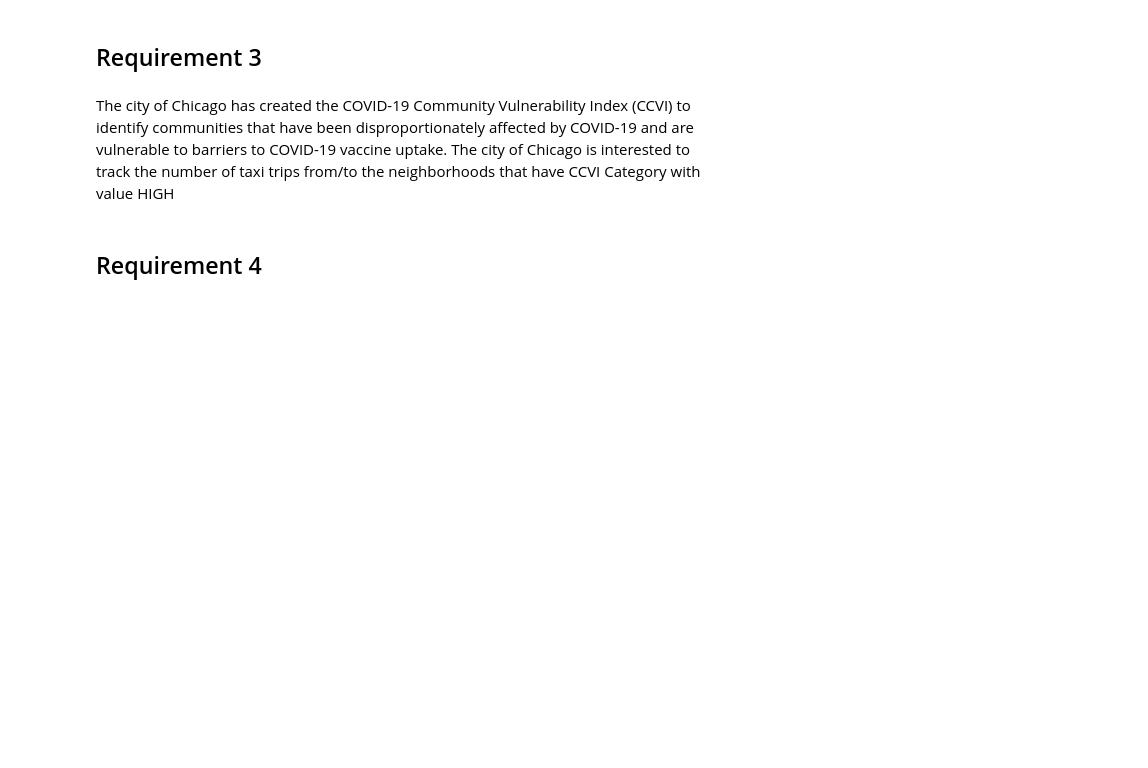
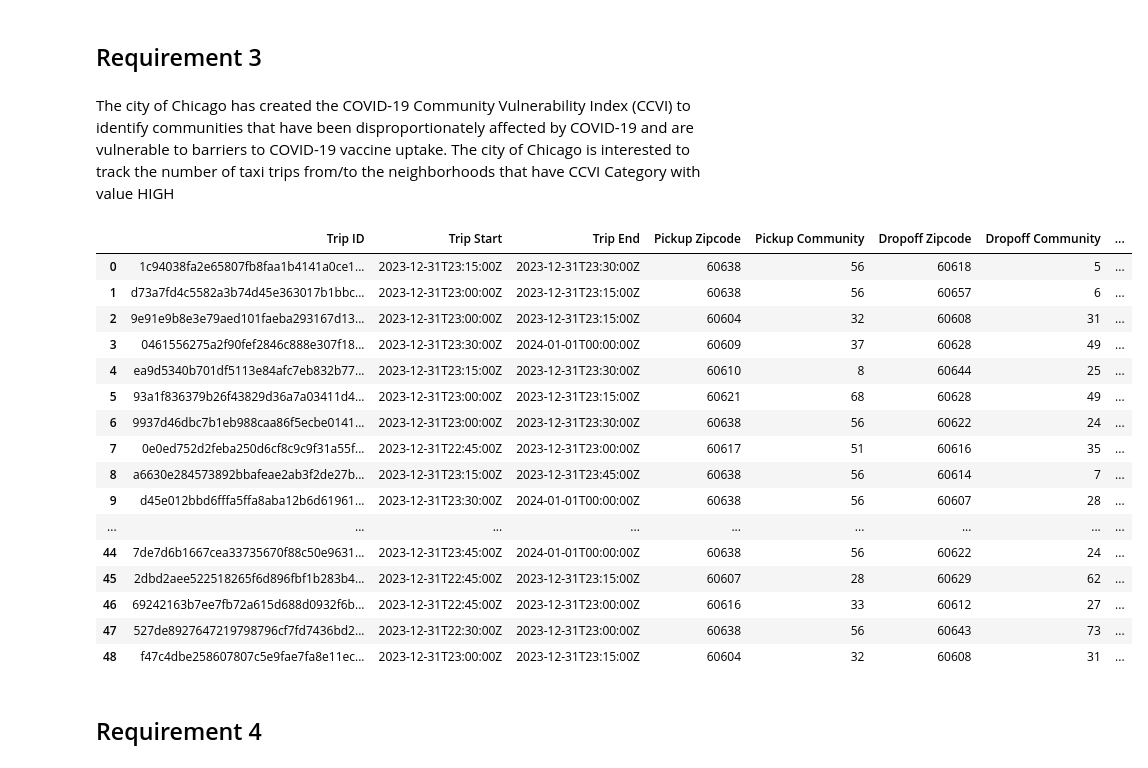
Before and after one commit to EliFreedman/MSDS-432, a Jupyter notebook: analysis/requirements.ipynb, the cells around one changed output. Drawn from its saved outputs; the diff is of its cells as text; code cells hidden in the pictures; blank space fills up the shorter version.

```diff
--- a/analysis/requirements.ipynb
+++ b/analysis/requirements.ipynb
@@ -166,3 +267,49 @@ The city of Chicago has created the COVID-19 Community Vulnerability Index (CCVI
+# %%
+r3_cur = conn.cursor()
+
+r3_cur.execute("""
+                SELECT DISTINCT taxi.trip_id,
+                                taxi.trip_start_timestamp,
+                                taxi.trip_end_timestamp,
+                                taxi.pickup_zipcode,
+                                taxi.pickup_community_area,
+                                taxi.dropoff_zipcode,
+                                taxi.dropoff_community_area,
+                                ccvi.ccvi_category
+                FROM covid_vulnerability_index AS ccvi
+                JOIN taxi_trips AS taxi ON ccvi.community_area_or_zip IN ( taxi.pickup_community_area,
+                                                                        taxi.pickup_zipcode,
+                                                                        taxi.dropoff_community_area,
+                                                                        taxi.dropoff_zipcode )
+                WHERE ccvi.ccvi_category = 'HIGH';
+               """
+)
+
+high_ccvi_trips = r3_cur.fetchall()
+
+r3_cur.close()
+
+high_ccvi_trips_df = pd.DataFrame(high_ccvi_trips, columns=["Trip ID", "Trip Start", "Trip End", "Pickup Zipcode", "Pickup Community", "Dropoff Zipcode", "Dropoff Community", "CCVI Category"])
+
+high_ccvi_trips_df
+# %% [output]
+|  | Trip ID | Trip Start | Trip End | Pickup Zipcode | Pickup Community | Dropoff Zipcode | Dropoff Community | ... |
+| 0 | 1c94038fa2e65807fb8faa1b4141a0ce1... | 2023-12-31T23:15:00Z | 2023-12-31T23:30:00Z | 60638 | 56 | 60618 | 5 | ... |
+| 1 | d73a7fd4c5582a3b74d45e363017b1bbc... | 2023-12-31T23:00:00Z | 2023-12-31T23:15:00Z | 60638 | 56 | 60657 | 6 | ... |
+| 2 | 9e91e9b8e3e79aed101faeba293167d13... | 2023-12-31T23:00:00Z | 2023-12-31T23:15:00Z | 60604 | 32 | 60608 | 31 | ... |
+| 3 | 0461556275a2f90fef2846c888e307f18... | 2023-12-31T23:30:00Z | 2024-01-01T00:00:00Z | 60609 | 37 | 60628 | 49 | ... |
+| 4 | ea9d5340b701df5113e84afc7eb832b77... | 2023-12-31T23:15:00Z | 2023-12-31T23:30:00Z | 60610 | 8 | 60644 | 25 | ... |
+| 5 | 93a1f836379b26f43829d36a7a03411d4... | 2023-12-31T23:00:00Z | 2023-12-31T23:15:00Z | 60621 | 68 | 60628 | 49 | ... |
+| 6 | 9937d46dbc7b1eb988caa86f5ecbe0141... | 2023-12-31T23:00:00Z | 2023-12-31T23:30:00Z | 60638 | 56 | 60622 | 24 | ... |
+| 7 | 0e0ed752d2feba250d6cf8c9c9f31a55f... | 2023-12-31T22:45:00Z | 2023-12-31T23:00:00Z | 60617 | 51 | 60616 | 35 | ... |
+| 8 | a6630e284573892bbafeae2ab3f2de27b... | 2023-12-31T23:15:00Z | 2023-12-31T23:45:00Z | 60638 | 56 | 60614 | 7 | ... |
+| 9 | d45e012bbd6fffa5ffa8aba12b6d61961... | 2023-12-31T23:30:00Z | 2024-01-01T00:00:00Z | 60638 | 56 | 60607 | 28 | ... |
+| ... | ... | ... | ... | ... | ... | ... | ... | ... |
+| 44 | 7de7d6b1667cea33735670f88c50e9631... | 2023-12-31T23:45:00Z | 2024-01-01T00:00:00Z | 60638 | 56 | 60622 | 24 | ... |
+| 45 | 2dbd2aee522518265f6d896fbf1b283b4... | 2023-12-31T22:45:00Z | 2023-12-31T23:15:00Z | 60607 | 28 | 60629 | 62 | ... |
+| 46 | 69242163b7ee7fb72a615d688d0932f6b... | 2023-12-31T22:45:00Z | 2023-12-31T23:00:00Z | 60616 | 33 | 60612 | 27 | ... |
+| 47 | 527de8927647219798796cf7fd7436bd2... | 2023-12-31T22:30:00Z | 2023-12-31T23:00:00Z | 60638 | 56 | 60643 | 73 | ... |
+| 48 | f47c4dbe258607807c5e9fae7fa8e11ec... | 2023-12-31T23:00:00Z | 2023-12-31T23:15:00Z | 60604 | 32 | 60608 | 31 | ... |
 # %% [markdown]
 ## Requirement 4
 # %% [markdown]
```
Also changed, not shown: parts of 11 cells of this notebook.
